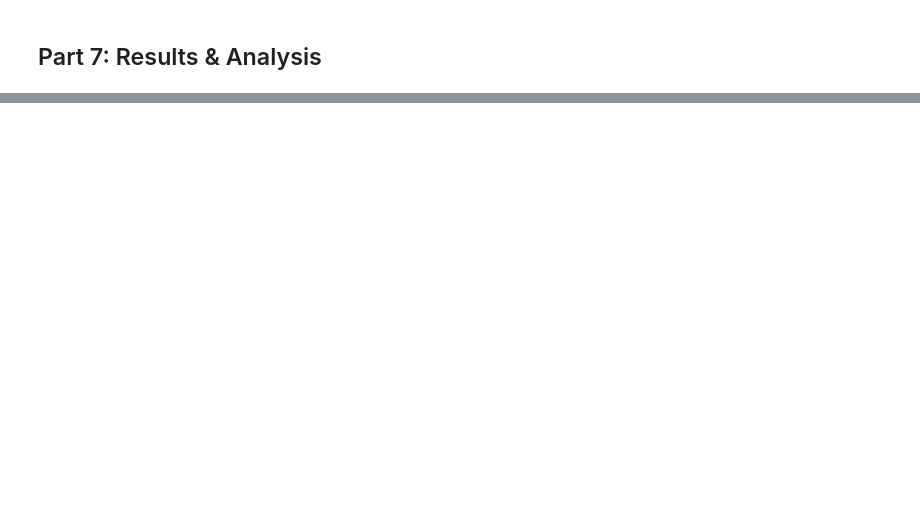
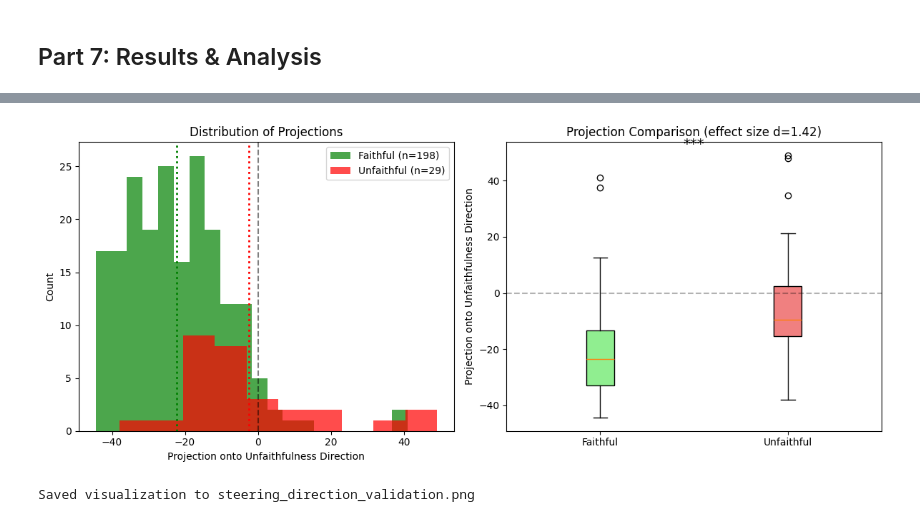
Before and after one commit to John-E-Fleming/AI-safety-research, a Jupyter notebook: mech-interp-projects/probe-based-faithfulness-detection/day12_hint_faithfulness_probes.ipynb, the cells around one changed output, grey strips where cells are left out. Saved outputs shown, nothing was run; the diff lists cells and outputs as text; code cells hidden in the pictures; blank space fills up the shorter version.

```diff
--- a/mech-interp-projects/probe-based-faithfulness-detection/day12_hint_faithfulness_probes.ipynb
+++ b/mech-interp-projects/probe-based-faithfulness-detection/day12_hint_faithfulness_probes.ipynb
@@ -713,0 +2276,49 @@ else:
+# %%
+# Part 10.3: Visualize Steering Direction Projections
+
+import matplotlib.pyplot as plt
+
+fig, axes = plt.subplots(1, 2, figsize=(12, 5))
+
+# Histogram of projections
+ax1 = axes[0]
+ax1.hist(faithful_projections, bins=20, alpha=0.7, label=f'Faithful (n={len(faithful_projections)})', color='green')
+ax1.hist(unfaithful_projections, bins=10, alpha=0.7, label=f'Unfaithful (n={len(unfaithful_projections)})', color='red')
+ax1.axvline(x=0, color='black', linestyle='--', alpha=0.5)
+ax1.axvline(x=np.mean(faithful_projections), color='green', linestyle=':', linewidth=2)
+ax1.axvline(x=np.mean(unfaithful_projections), color='red', linestyle=':', linewidth=2)
+ax1.set_xlabel('Projection onto Unfaithfulness Direction')
+ax1.set_ylabel('Count')
+ax1.set_title('Distribution of Projections')
+ax1.legend()
+
+# Box plot
+ax2 = axes[1]
+data = [faithful_projections, unfaithful_projections]
+bp = ax2.boxplot(data, labels=['Faithful', 'Unfaithful'], patch_artist=True)
+bp['boxes'][0].set_facecolor('lightgreen')
+bp['boxes'][1].set_facecolor('lightcoral')
+ax2.set_ylabel('Projection onto Unfaithfulness Direction')
+ax2.set_title(f'Projection Comparison (effect size d={effect_size:.2f})')
+ax2.axhline(y=0, color='black', linestyle='--', alpha=0.3)
+
+# Add significance annotation
+if p_value < 0.001:
+    sig_text = '***'
+elif p_value < 0.01:
+    sig_text = '**'
+elif p_value < 0.05:
+    sig_text = '*'
+else:
+    sig_text = 'ns'
+
+y_max = max(max(faithful_projections), max(unfaithful_projections))
+ax2.annotate(sig_text, xy=(1.5, y_max * 1.05), ha='center', fontsize=14)
+
+plt.tight_layout()
+plt.savefig('steering_direction_validation.png', dpi=150, bbox_inches='tight')
+plt.show()
+print("Saved visualization to steering_direction_validation.png")
+# %% [output]
+[figure, added]
+Saved visualization to steering_direction_validation.png
```
Also changed, not shown: parts of 49 cells of this notebook.
